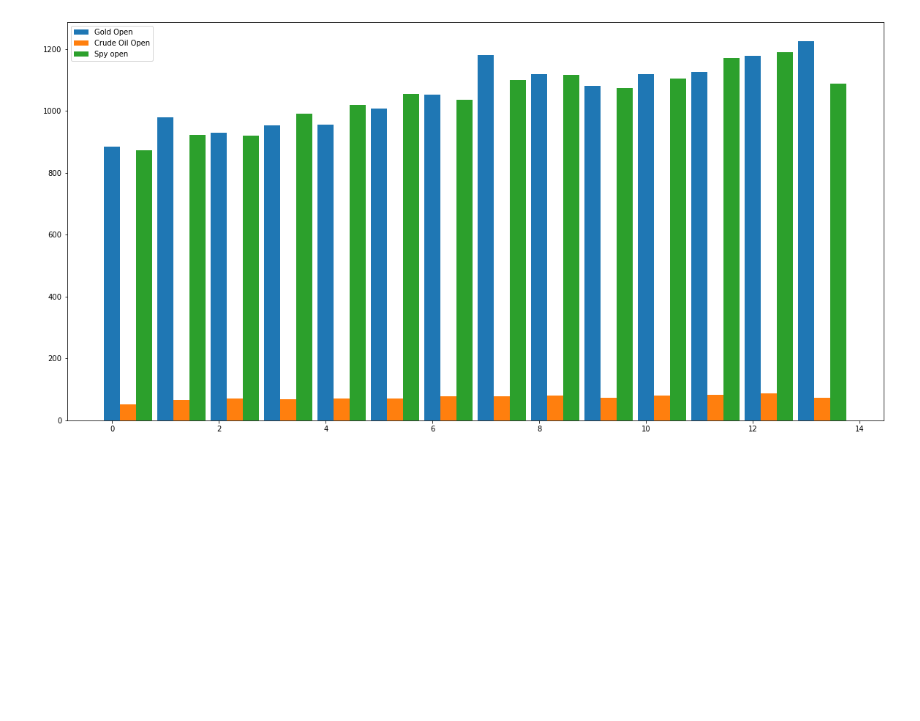
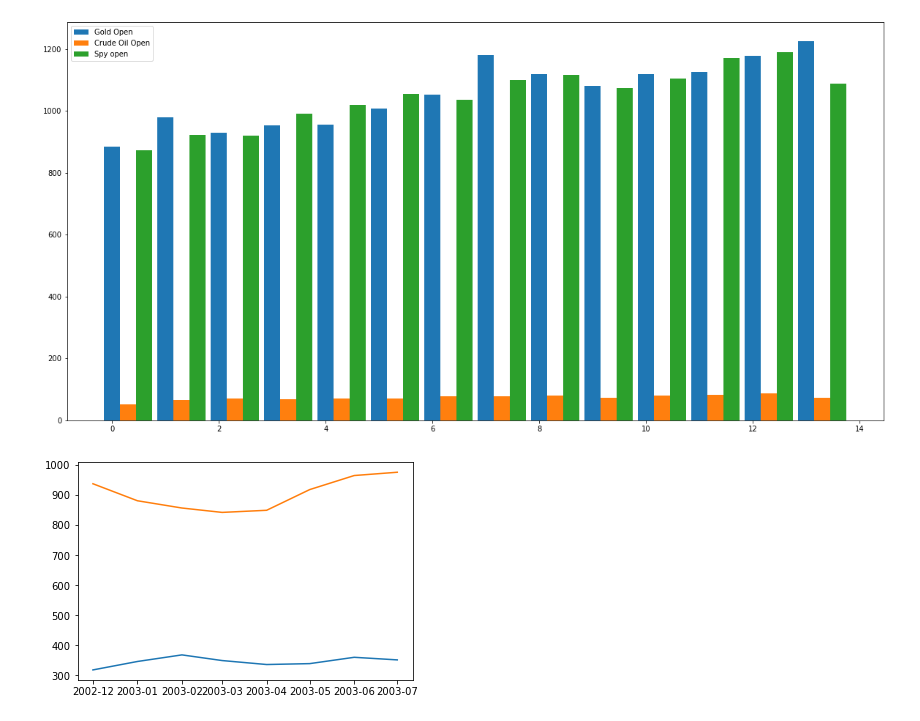
Before and after one commit to cs301-star/CS301, a Jupyter notebook: Analysis of the U.S. Stock Market.ipynb, the cells around one changed output. Saved outputs shown, nothing was run; the diff lists cells and outputs as text; code cells hidden in the pictures; blank space fills up the shorter version.

Commit message:
additional line graphs for Figure1

```diff
--- a/Analysis of the U.S. Stock Market.ipynb
+++ b/Analysis of the U.S. Stock Market.ipynb
@@ -507,3 +507,10 @@ plt.bar(label_location +0.6, Flu_spy['Open'], width = 0.3,label = 'Spy open')
 plt.legend();
 # %% [output]
 [figure]
+# %%
+# Line graph SARS
+plt.plot(SARS_gold['Date'], SARS_gold['Open'])
+# plt.plot(SARS_clf['Date'], SARS_clf['Open'])
+plt.plot(SARS_spy['Date'], SARS_spy['Open']);
+# %% [output]
+[figure, added]
```
Also changed, not shown: parts of 14 cells of this notebook.
